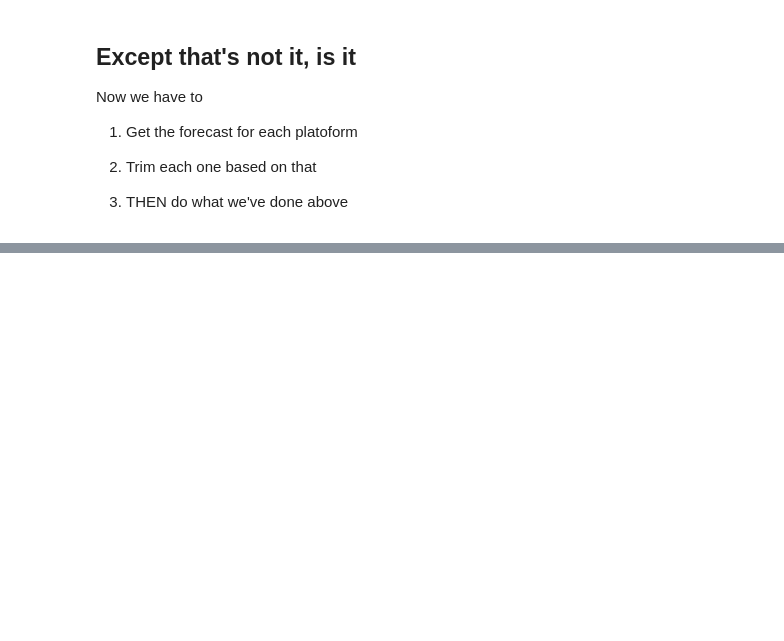
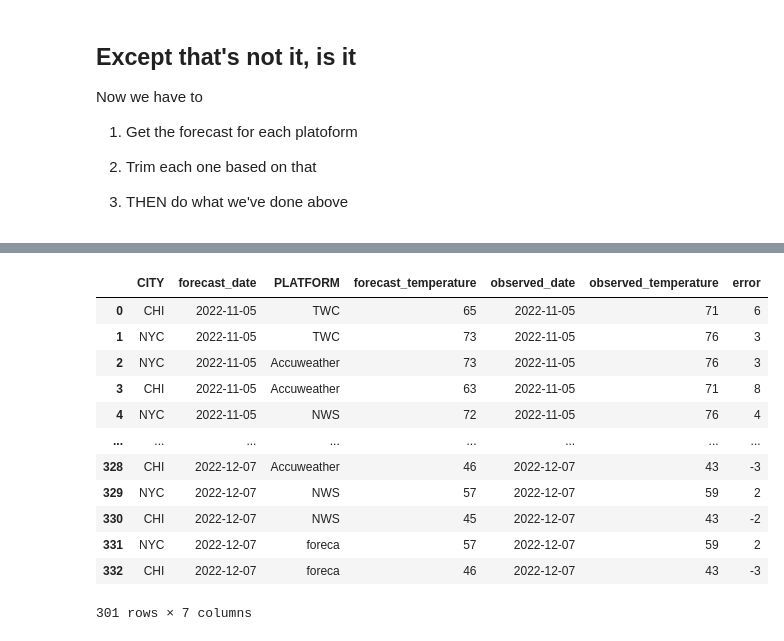
Before and after one commit to chondromalasia/weather, a Jupyter notebook: notebooks/Analytics-1.ipynb, the cells around one changed output, grey strips where cells are left out. Cells and saved outputs as stored; diff of their text form; code cells hidden in the pictures; blank space fills up the shorter version.

```diff
--- a/notebooks/Analytics-1.ipynb
+++ b/notebooks/Analytics-1.ipynb
@@ -491,0 +688,39 @@ errors_by_platform(df, "CHI", "TWC", 40, 38)
+# %%
+def forecasts():
+    # change
+    conn = sqlite3.connect(str(db_path))
+
+    query = """SELECT forecasts.CITY,
+        date(FORECAST_DATE) as forecast_date,
+        PLATFORM,
+        forecasts.TEMPERATURE as forecast_temperature,
+        date(DATE) as observed_date,
+        observed_temp.TEMPERATURE as observed_temperature
+         FROM forecasts
+        LEFT JOIN observed_temp
+        ON forecasts.city = observed_temp.city
+        AND date(forecasts.forecast_date) = date(observed_temp.date);
+        """
+    df = pd.read_sql_query(query, conn)
+    conn.close()
+    df = df.dropna(subset=['observed_temperature', "forecast_temperature"])
+    df["observed_temperature"] = df["observed_temperature"].astype(int)
+    df["forecast_temperature"] = df["forecast_temperature"].astype(int)
+    df["error"] = df["observed_temperature"] -  df["forecast_temperature"]
+    return df
+df = forecasts()
+df
+# %% [output]
+|  | CITY | forecast_date | PLATFORM | forecast_temperature | observed_date | observed_temperature | error |
+| 0 | CHI | 2022-11-05 | TWC | 65 | 2022-11-05 | 71 | 6 |
+| 1 | NYC | 2022-11-05 | TWC | 73 | 2022-11-05 | 76 | 3 |
+| 2 | NYC | 2022-11-05 | Accuweather | 73 | 2022-11-05 | 76 | 3 |
+| 3 | CHI | 2022-11-05 | Accuweather | 63 | 2022-11-05 | 71 | 8 |
+| 4 | NYC | 2022-11-05 | NWS | 72 | 2022-11-05 | 76 | 4 |
+| ... | ... | ... | ... | ... | ... | ... | ... |
+| 328 | CHI | 2022-12-07 | Accuweather | 46 | 2022-12-07 | 43 | -3 |
+| 329 | NYC | 2022-12-07 | NWS | 57 | 2022-12-07 | 59 | 2 |
+| 330 | CHI | 2022-12-07 | NWS | 45 | 2022-12-07 | 43 | -2 |
+| 331 | NYC | 2022-12-07 | foreca | 57 | 2022-12-07 | 59 | 2 |
+| 332 | CHI | 2022-12-07 | foreca | 46 | 2022-12-07 | 43 | -3 |
+301 rows × 7 columns
```
Also changed, not shown: parts of 50 cells of this notebook, 5 other files.
